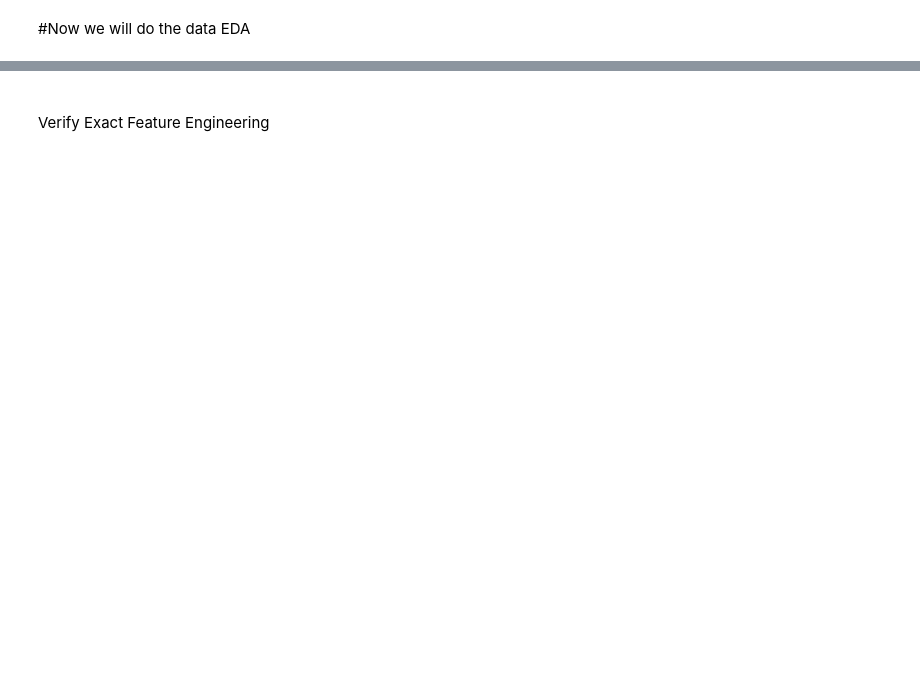
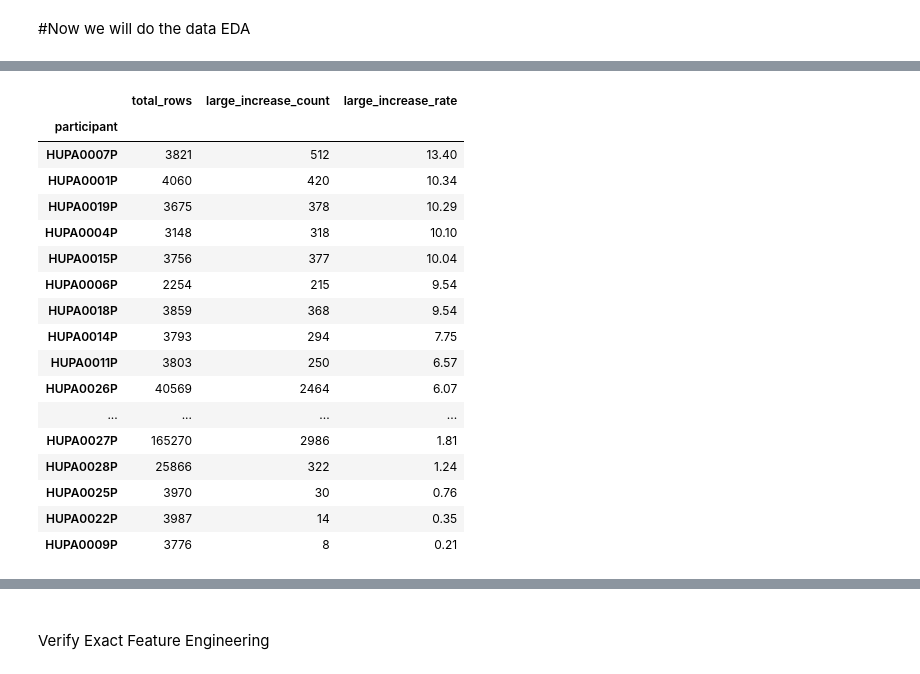
Before and after one commit to shubhampanchal6376/digital-twin, a Jupyter notebook: notebooks/01_data_inspection.ipynb, the cells around one changed output, grey strips where cells are left out. Drawn from its saved outputs; the diff is of its cells as text; code cells hidden in the pictures; blank space fills up the shorter version.

```diff
--- a/notebooks/01_data_inspection.ipynb
+++ b/notebooks/01_data_inspection.ipynb
@@ -4138,0 +7531,40 @@ if y_test.nunique() == 2:
+# %%
+# Compare large-increase rates across participants
+
+participant_event_rates = (
+    model_df.groupby("participant")["large_increase"]
+    .agg(["count", "sum", "mean"])
+    .rename(columns={
+        "count": "total_rows",
+        "sum": "large_increase_count",
+        "mean": "large_increase_rate"
+    })
+)
+
+participant_event_rates["large_increase_rate"] *= 100
+
+display(
+    participant_event_rates.sort_values(
+        "large_increase_rate",
+        ascending=False
+    ).round(2)
+)
+# %% [output]
+|  | total_rows | large_increase_count | large_increase_rate |
+| participant |  |  |  |
+| HUPA0007P | 3821 | 512 | 13.40 |
+| HUPA0001P | 4060 | 420 | 10.34 |
+| HUPA0019P | 3675 | 378 | 10.29 |
+| HUPA0004P | 3148 | 318 | 10.10 |
+| HUPA0015P | 3756 | 377 | 10.04 |
+| HUPA0006P | 2254 | 215 | 9.54 |
+| HUPA0018P | 3859 | 368 | 9.54 |
+| HUPA0014P | 3793 | 294 | 7.75 |
+| HUPA0011P | 3803 | 250 | 6.57 |
+| HUPA0026P | 40569 | 2464 | 6.07 |
+| ... | ... | ... | ... |
+| HUPA0027P | 165270 | 2986 | 1.81 |
+| HUPA0028P | 25866 | 322 | 1.24 |
+| HUPA0025P | 3970 | 30 | 0.76 |
+| HUPA0022P | 3987 | 14 | 0.35 |
+| HUPA0009P | 3776 | 8 | 0.21 |
```
Also changed, not shown: parts of 211 cells of this notebook, 3 other files.
